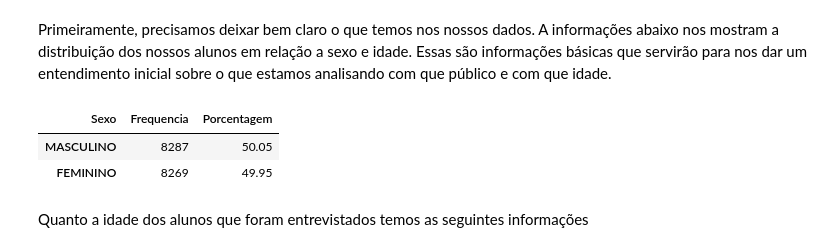
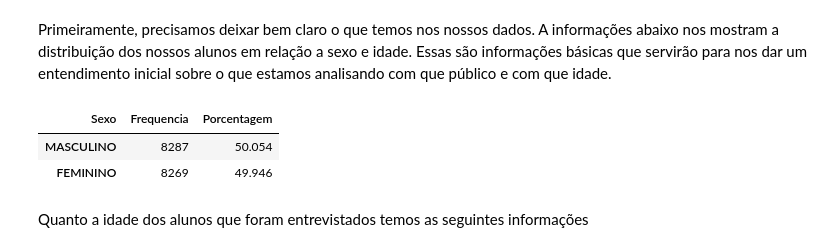
Before and after one commit to MatheusOrange211/Bootcamp-Alura, a Jupyter notebook: PROJETO_MODULO_3.ipynb, the cells around one changed output. Drawn from its saved outputs; the diff is of its cells as text; code cells hidden in the pictures.

```diff
--- a/PROJETO_MODULO_3.ipynb
+++ b/PROJETO_MODULO_3.ipynb
@@ -25,3 +39,6 @@ sns.set()
 arquivos = "/content/drive/MyDrive/bootcamp-modulo3/PeNSE_2015_AMOSTRA2.zip"
 zip = ZipFile(arquivos)
 amostra_alunoescola = zip.namelist()[1]
+# %%
+dados_aluno_escola = pd.read_csv(zip.open(amostra_alunoescola),sep=';',thousands='.',decimal=',')
+dados_aluno_escola
@@ -49,7 +84,7 @@ Cria uma tabela com coluna de frequencia e porcentagem, podendo também aceitar
 # %%
 def formated_table(dataset : pd.DataFrame, dicionario : dict  = None, title_index :str = None):
   frequency = dataset.value_counts()
-  percentage = (dataset.value_counts(normalize=True) * 100).round(2)
+  percentage = (dataset.value_counts(normalize=True) * 100).round(3)
   final_dataset = pd.DataFrame({"Frequencia":frequency,"Porcentagem":percentage})
 
   if dicionario:
@@ -79,12 +220,11 @@ def crosstab_data(dataset1: pd.DataFrame, dataset2:pd.DataFrame,normal:str = "in
 # %% [markdown]
 Primeiramente, precisamos deixar bem claro o que temos nos nossos dados. A informações abaixo nos mostram a distribuição dos nossos alunos em relação a sexo e idade. Essas são informações básicas que servirão para nos dar um entendimento inicial sobre o que estamos analisando com que público e com que idade.
 # %%
-dicio_vb01001 = {1:"MASCULINO",2:"FEMININO"}
-DF_sexo_alunos = formated_table(dados["VB01001"],dicio_vb01001,"Sexo")
+DF_sexo_alunos = formated_table(dados_aluno_escola["VB01001"],dicio_vb01001,"Sexo")
 DF_sexo_alunos
 # %% [output]
 | Sexo | Frequencia | Porcentagem |
-| MASCULINO | 8287 | 50.05 |
-| FEMININO | 8269 | 49.95 |
+| MASCULINO | 8287 | 50.054 |
+| FEMININO | 8269 | 49.946 |
 # %% [markdown]
 Quanto a idade dos alunos que foram entrevistados temos as seguintes informações
```
Also changed, not shown: parts of 108 cells of this notebook.
